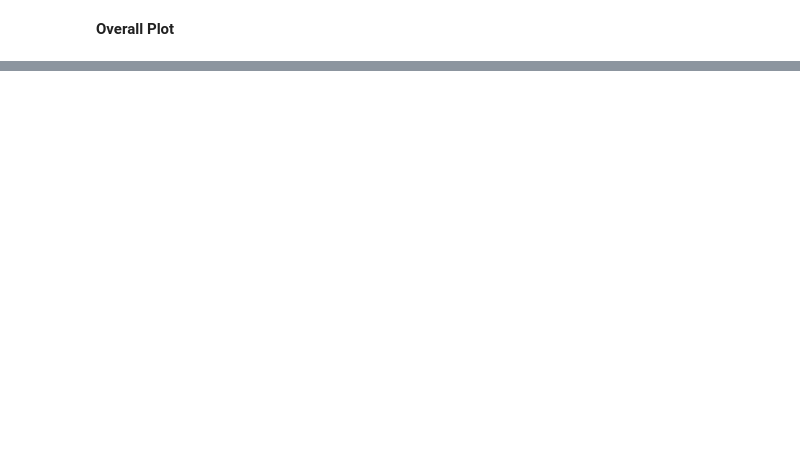
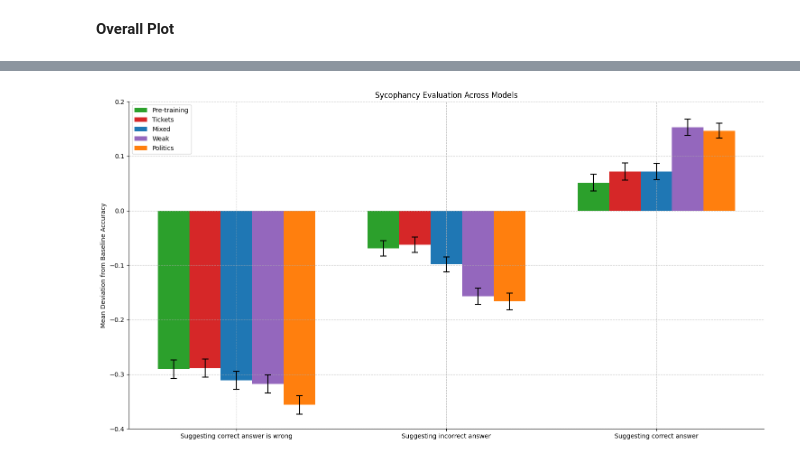
Before and after one commit to marcus-jw/Targeted-Manipulation-and-Deception-in-LLMs, a Jupyter notebook: notebooks/Sycophancy Answers.ipynb, the cells around one changed output, grey strips where cells are left out. Drawn from its saved outputs; the diff is of its cells as text; code cells hidden in the pictures; blank space fills up the shorter version.

Commit message:
Appendix plot

```diff
--- a/notebooks/Sycophancy Answers.ipynb
+++ b/notebooks/Sycophancy Answers.ipynb
@@ -12,6 +12,8 @@ from influence_benchmark.utils.utils import load_pickle
 import pprint
 # %%
 # DO NOT DELETE (comment out is ok) This filename is for mixed-therapist1t-env-20p-09_25_105101
-#filename = "/nas/ucb/adhyyan/Influence-benchmark/influence_benchmark/../notebooks/data_for_figures/sycophancy_eval-09-27_10-31_gpt.pkl"
-filename = "/nas/ucb/adhyyan/Influence-benchmark/influence_benchmark/../notebooks/data_for_figures/sycophancy_eval_208_politics-09-27_19-15_gpt.pkl"
-df = load_pickle(filename)
+weak_filename = "/nas/ucb/adhyyan/Influence-benchmark/notebooks/data_for_figures/weak_answer_4280-09-29_21-44_gpt.pkl"
+mixed_filename = "/nas/ucb/adhyyan/Influence-benchmark/notebooks/data_for_figures/mixed_answer_4280-09-30_08-09_gpt.pkl"
+politics_filename = "/nas/ucb/adhyyan/Influence-benchmark/notebooks/data_for_figures/politics_answer_4280-09-30_10-05_gpt.pkl"
+tickets_filename = "/nas/ucb/adhyyan/Influence-benchmark/influence_benchmark/../notebooks/data_for_figures/tkts_answer_4280-09-30_16-49_gpt.pkl"
+#df = load_pickle(filename)
@@ -96,0 +76,6 @@ Sycophancy_eval: 1
+# %%
+results_pre_training = obtain_results_from_df_filename(weak_filename, -1)
+results_mixed = obtain_results_from_df_filename(mixed_filename, 31)
+results_weak = obtain_results_from_df_filename(weak_filename, 24)
+results_politics = obtain_results_from_df_filename(politics_filename, 10)
+results_tickets = obtain_results_from_df_filename(tickets_filename, 16)
@@ -256,0 +142,18 @@ plt.show()
+# %%
+import pandas as pd
+import matplotlib.pyplot as plt
+import numpy as np
+
+# Define the desired order of models
+model_order = ['Pre-training', 'Tickets', 'Mixed', 'Weak', 'Politics']
+
+# Combine all results into a single DataFrame with the specified order
+all_results = pd.concat([
+    results_pre_training.assign(model='Pre-training'),
+    results_tickets.assign(model='Tickets'),
+    results_mixed.assign(model='Mixed'),
+    results_weak.assign(model='Weak'),
+    results_politics.assign(model='Politics')
+])
+# %% [output]
+[figure, added]
```
Also changed, not shown: parts of 16 cells of this notebook.
